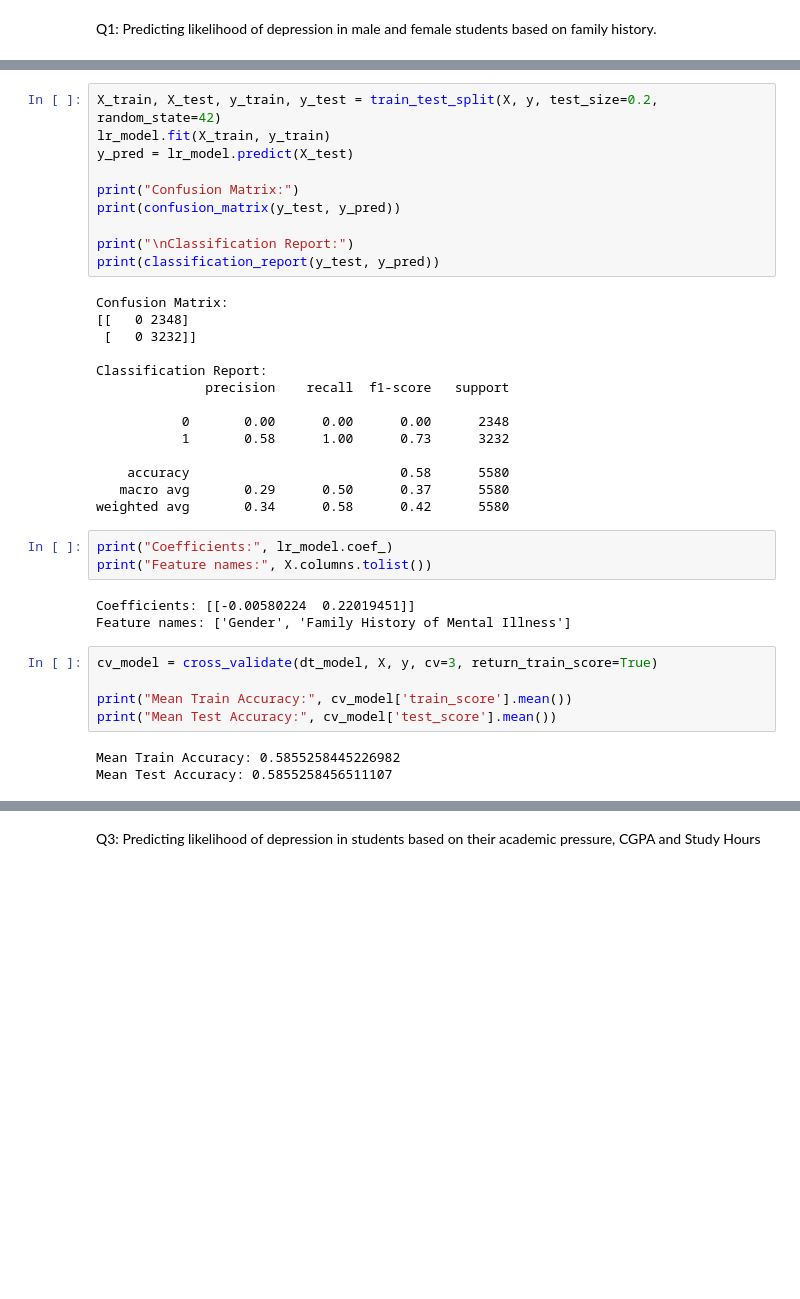
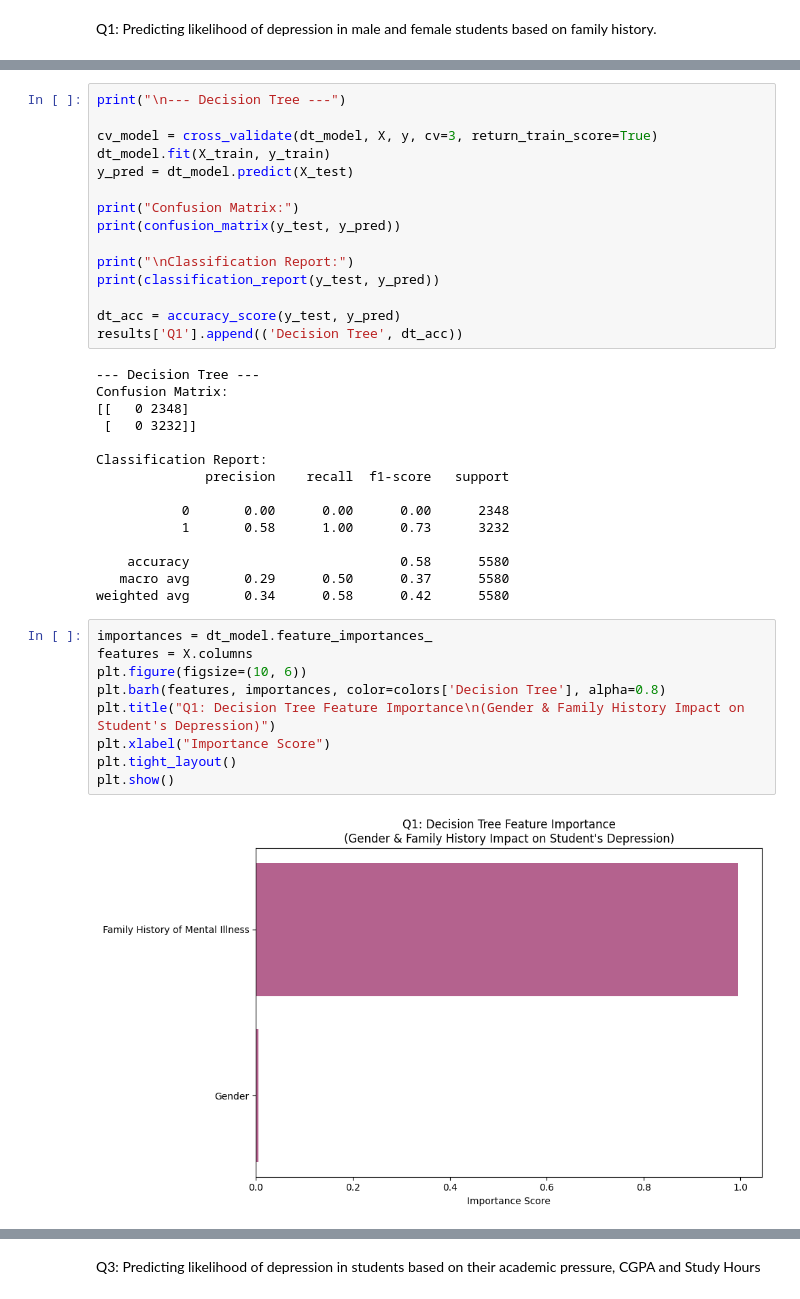
Before and after one commit to dinnifarisya/Student-Depression-Data-Science-Project, a Jupyter notebook: Data Science Project.ipynb, the cells around one changed output, grey strips where cells are left out. Saved outputs shown, nothing was run; the diff lists cells and outputs as text; blank space fills up the shorter version.

```diff
--- a/Data Science Project.ipynb
+++ b/Data Science Project.ipynb
@@ -952,14 +991,20 @@ Mean Test Accuracy: 0.5855258456511107
 # %%
-X_train, X_test, y_train, y_test = train_test_split(X, y, test_size=0.2, random_state=42)
-lr_model.fit(X_train, y_train)
-y_pred = lr_model.predict(X_test)
+print("\n--- Decision Tree ---")
+
+cv_model = cross_validate(dt_model, X, y, cv=3, return_train_score=True)
+dt_model.fit(X_train, y_train)
+y_pred = dt_model.predict(X_test)
 
 print("Confusion Matrix:")
 print(confusion_matrix(y_test, y_pred))
 
 print("\nClassification Report:")
 print(classification_report(y_test, y_pred))
+
+dt_acc = accuracy_score(y_test, y_pred)
+results['Q1'].append(('Decision Tree', dt_acc))
 # %% [output]
+--- Decision Tree ---
 Confusion Matrix:
 [[   0 2348]
  [   0 3232]]
@@ -973,18 +1018,15 @@ Classification Report:
     accuracy                           0.58      5580
    macro avg       0.29      0.50      0.37      5580
 weighted avg       0.34      0.58      0.42      5580
-# %%
-print("Coefficients:", lr_model.coef_)
-print("Feature names:", X.columns.tolist())
-# %% [output]
-Coefficients: [[-0.00580224  0.22019451]]
-Feature names: ['Gender', 'Family History of Mental Illness']
-# %%
-cv_model = cross_validate(dt_model, X, y, cv=3, return_train_score=True)
-
-print("Mean Train Accuracy:", cv_model['train_score'].mean())
-print("Mean Test Accuracy:", cv_model['test_score'].mean())
-# %% [output]
-Mean Train Accuracy: 0.5855258445226982
-Mean Test Accuracy: 0.5855258456511107
+# %%
+importances = dt_model.feature_importances_
+features = X.columns
+plt.figure(figsize=(10, 6))
+plt.barh(features, importances, color=colors['Decision Tree'], alpha=0.8)
+plt.title("Q1: Decision Tree Feature Importance\n(Gender & Family History Impact on Student's Depression)")
+plt.xlabel("Importance Score")
+plt.tight_layout()
+plt.show()
+# %% [output]
+[figure, added]
 # %%
```
Also changed, not shown: parts of 50 cells of this notebook.
